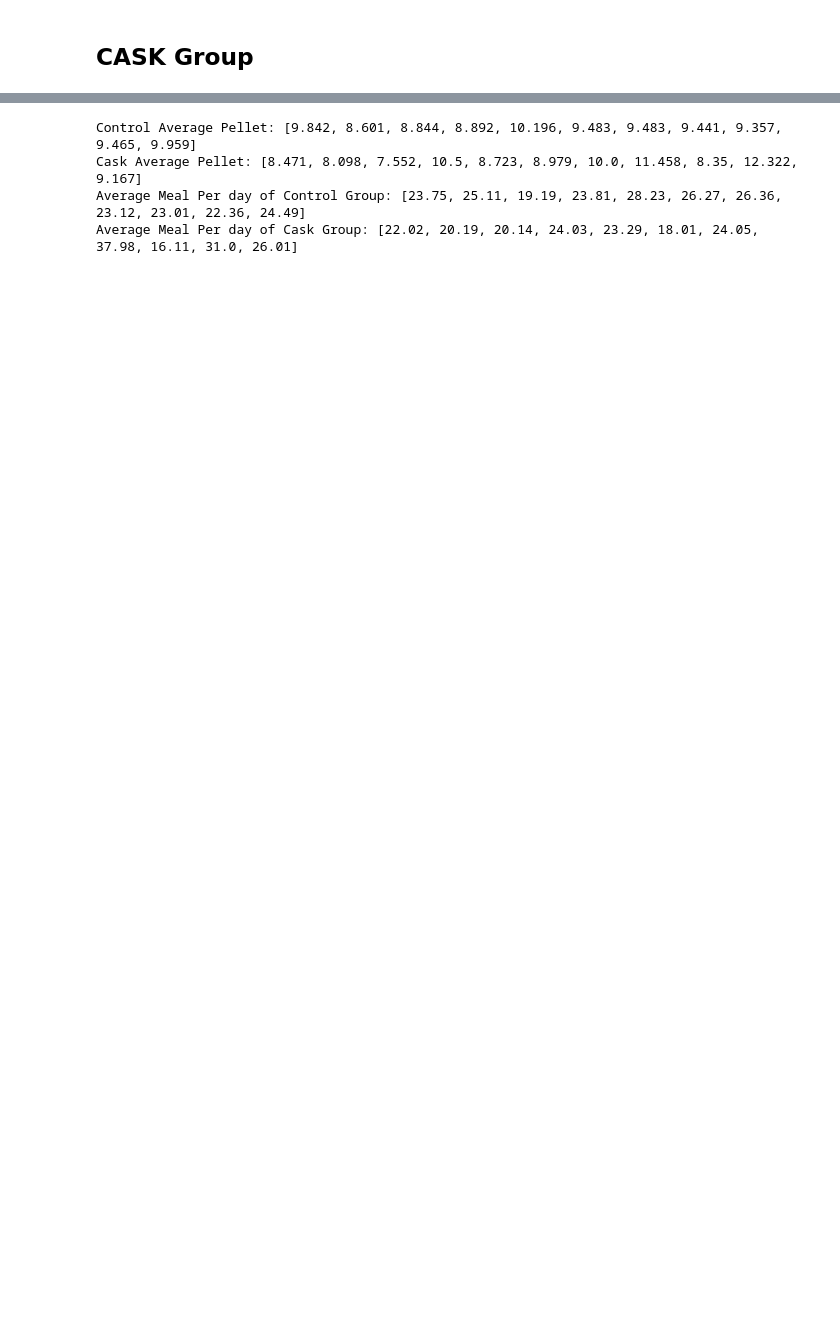
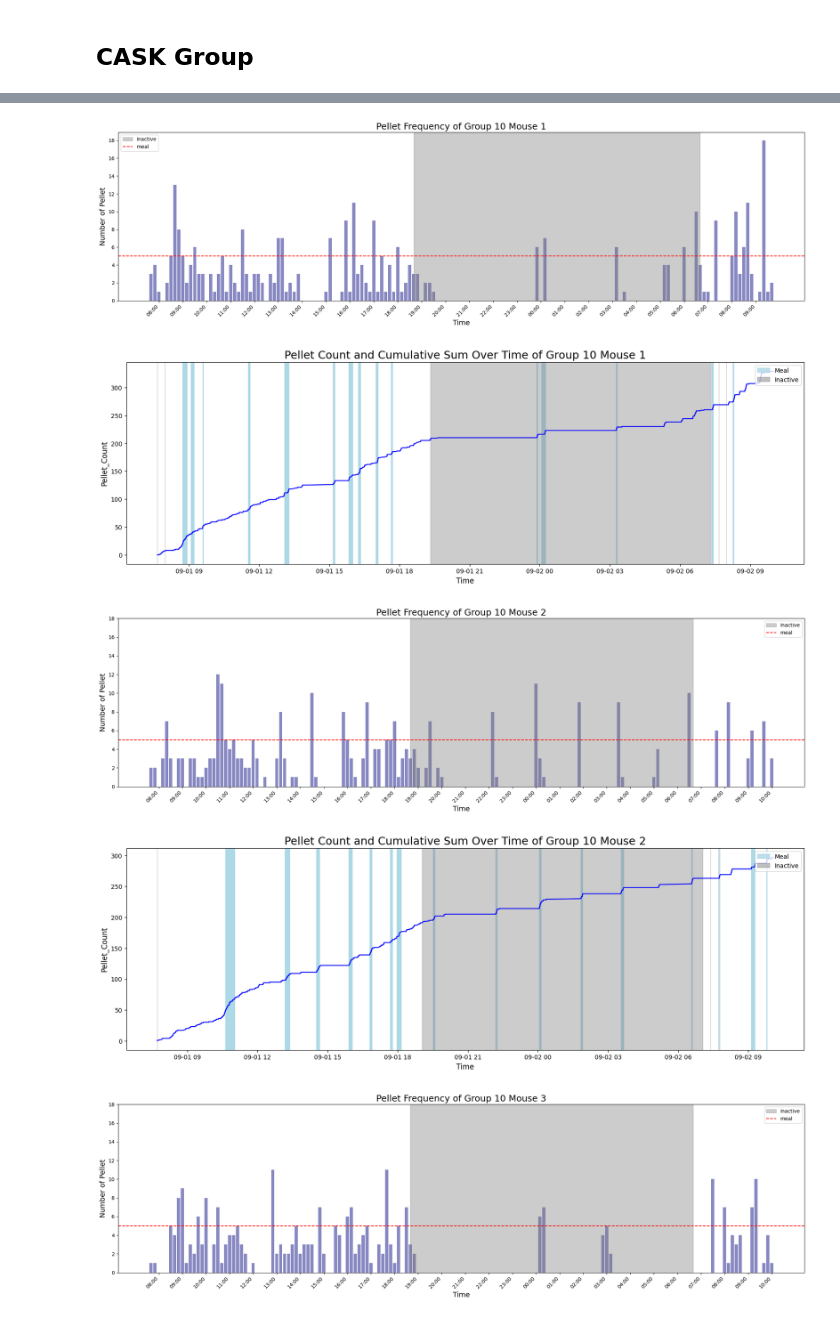
Before and after one commit to ftlabucsd/FEDUPP, a Jupyter notebook: CASK/CASK FR1 meal.ipynb, the cells around one changed output, grey strips where cells are left out. Drawn from its saved outputs; the diff is of its cells as text; code cells hidden in the pictures; blank space fills up the shorter version.

```diff
--- a/CASK/CASK FR1 meal.ipynb
+++ b/CASK/CASK FR1 meal.ipynb
@@ -43,14 +63,2 @@ FileNotFoundError: [Errno 2] No such file or directory: './behavior data integra
 # %% [markdown]
 ## CASK Group
-# %%
-for sheet in paths.fr1_cask_sheet:
-    data = read_excel_by_sheet(sheet, path)
-    meal = ml.find_meals(data)
-    group = ml.find_pellet_frequency(data)
-    bhv, num = tl.get_bhv_num(sheet)
-    ml.graphing_cum_count(data, meal, bhv, num)
-    ml.graph_pellet_frequency(group, bhv, num)
-    temp = ml.average_pellet(group)
-    cask_pellet_avg.append(temp)
-    avg = round(len(meal)/ml.experiment_duration(data), 2)
-    fr1_cask_meal_count.append(avg)
@@ -71,10 +65,26 @@ for sheet in paths.fr1_cask_sheet:
-# %%
-print('Control Average Pellet:', ctrl_pellet_avg)
-print('Cask Average Pellet:', cask_pellet_avg)
-print('Average Meal Per day of Control Group:', fr1_ctrl_meal_count)
-print('Average Meal Per day of Cask Group:', fr1_cask_meal_count)
-# %% [output]
-Control Average Pellet: [9.842, 8.601, 8.844, 8.892, 10.196, 9.483, 9.483, 9.441, 9.357, 9.465, 9.959]
-Cask Average Pellet: [8.471, 8.098, 7.552, 10.5, 8.723, 8.979, 10.0, 11.458, 8.35, 12.322, 9.167]
-Average Meal Per day of Control Group: [23.75, 25.11, 19.19, 23.81, 28.23, 26.27, 26.36, 23.12, 23.01, 22.36, 24.49]
-Average Meal Per day of Cask Group: [22.02, 20.19, 20.14, 24.03, 23.29, 18.01, 24.05, 37.98, 16.11, 31.0, 26.01]
+# %%
+cask_avg_pellet = [] # pellet per hour
+cask_dark_meals = [] # percentage of meals in inactive/dark phase
+cask_fir_meal = []
+flip_cask_meal_count = []
+
+for path in paths.fr1_cask_csvs:
+    data = read_csv_clean(path, remove_trivial=False, collect_time=True)
+    group = ml.pellet_flip(data)
+    bhv, num = tl.get_bhv_num(path)
+    meal = ml.find_meals(data)
+    avg = round(len(meal) / ml.experiment_duration(data), 2)
+    meal_1 = (meal[0][0] - data['Time'][0]).total_seconds() / 60
+    cask_fir_meal.append(meal_1)
+    flip_cask_meal_count.append(avg)
+    cask_avg_pellet.append(ml.average_pellet(group))
+    cask_dark_meals.append(ml.active_meal(meal))
+
+    ml.graph_pellet_frequency(group, bhv, num)
+    ml.graphing_cum_count(data, meal, bhv, num, flip=True)
+# %% [output]
+[figure, added]
+[figure, added]
+[figure, added]
+[figure, added]
+[figure, added]
```
Also changed, not shown: parts of 27 cells of this notebook, 16 other files.
